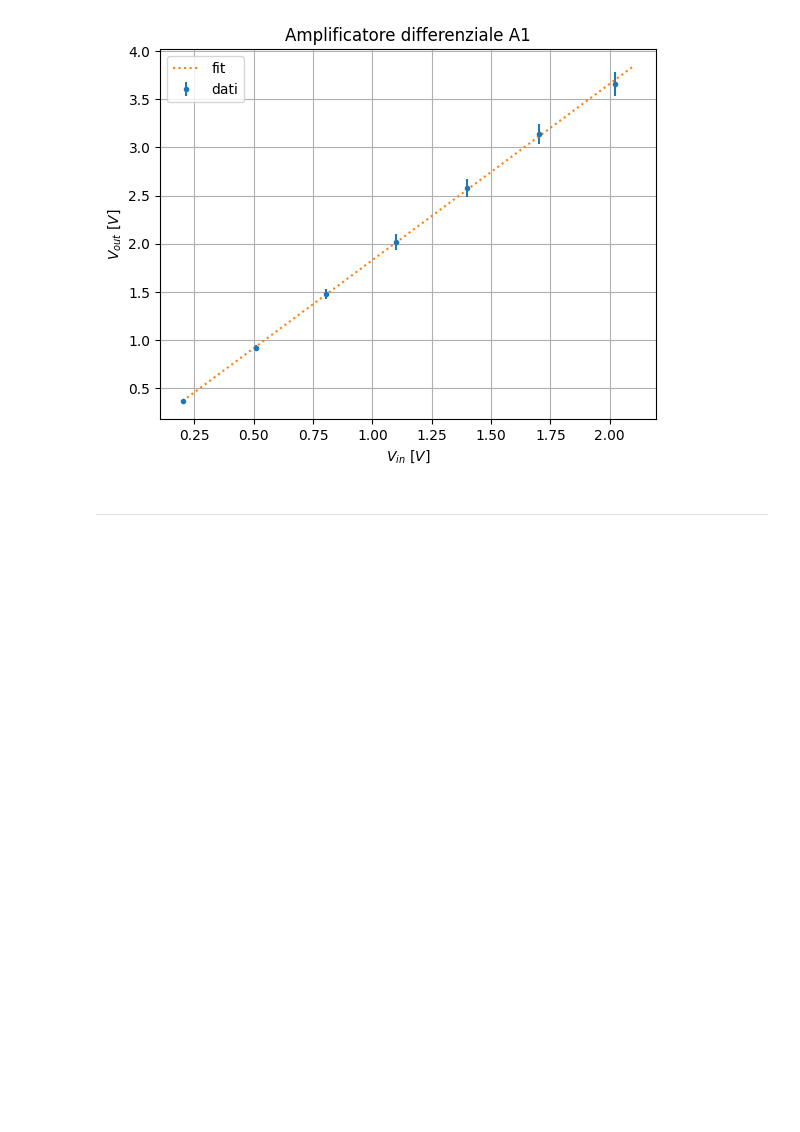
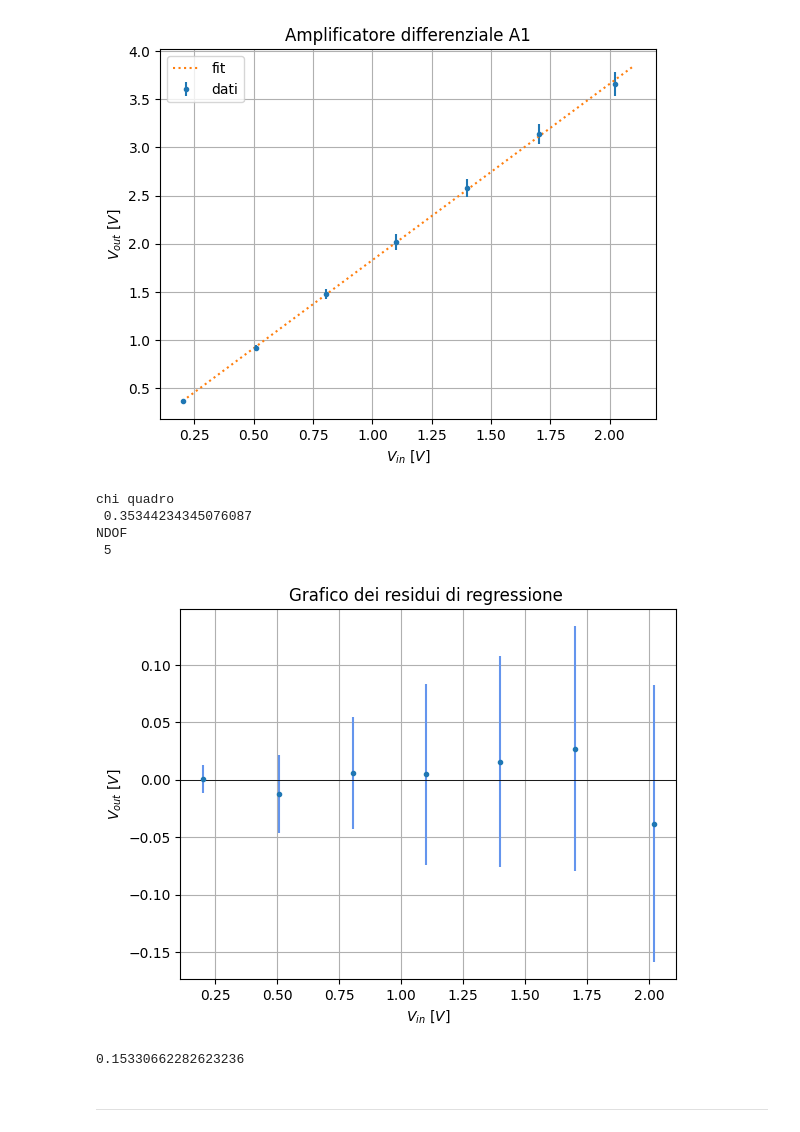
Before and after one commit to albertos-2002/SF3, a Jupyter notebook: elettronica/esperienza_5/Esperienza_5.ipynb, the cells around one changed output. Drawn from its saved outputs; the diff is of its cells as text; code cells hidden in the pictures; blank space fills up the shorter version.

```diff
--- a/elettronica/esperienza_5/Esperienza_5.ipynb
+++ b/elettronica/esperienza_5/Esperienza_5.ipynb
@@ -494,6 +371,20 @@ plt.legend()
 # %% [output]
 <matplotlib.legend.Legend at 0x...>
 [figure]
+# %%
+chi_quadro_lineare(v_out_ad, v_in_ad, err_v_out_ad, 0.003325187135139629, 1.829089432055525, "$V_{out} \ [V]$", "$V_{in} \ [V]$", "")
+# %% [output]
+chi quadro
+ 0.35344234345076087
+NDOF
+ 5
+[figure, added]
+# %%
+#@title compatibilità tra il valore sperimentale e quello teorico
+comp = ( 1.829089432055525 - 1.8237454100367199 ) / math.sqrt( (0.03475197727766844)**2 + (0.0027216567345887733)**2 )
+print(comp)
+# %% [output]
+0.15330662282623236
 # %% [markdown]
 
 
```
Also changed, not shown: parts of 30 cells of this notebook.
